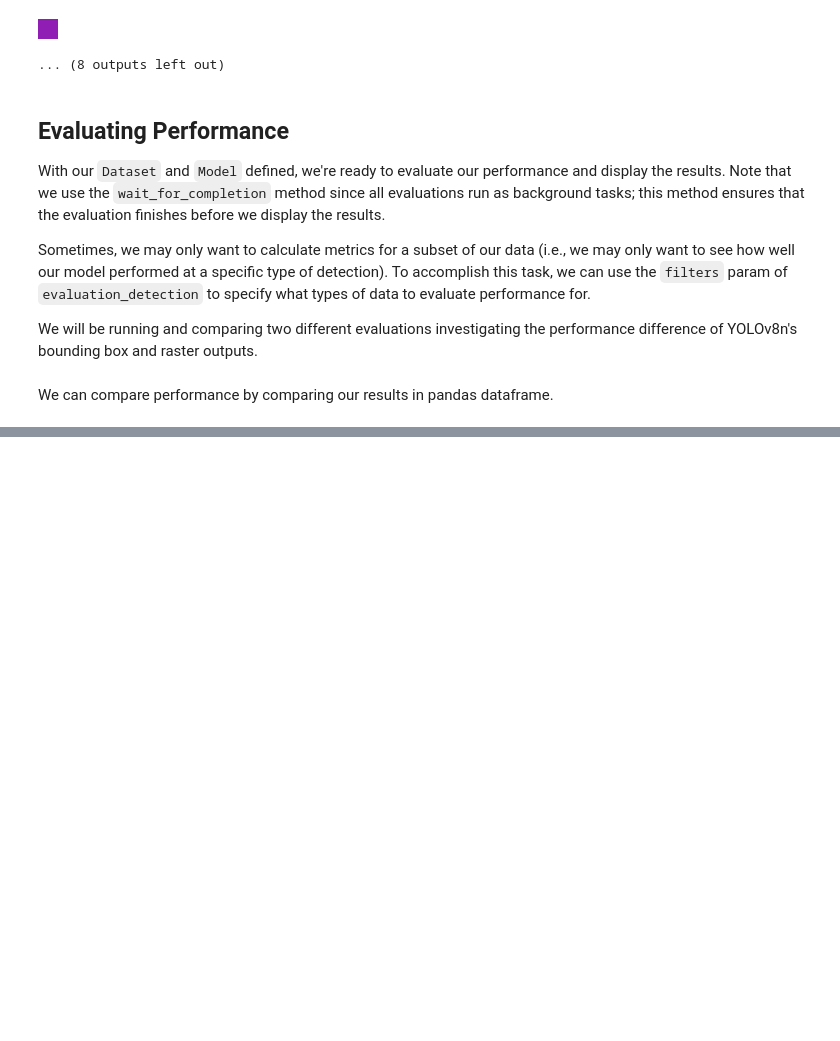
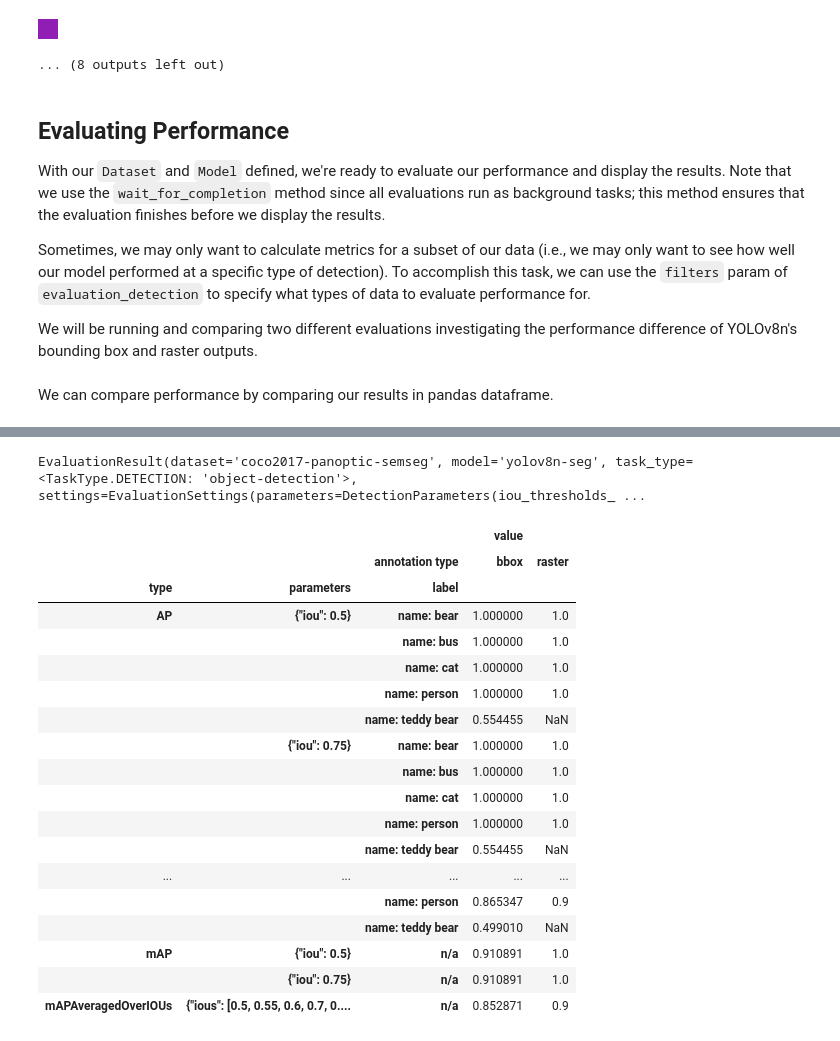
Before and after one commit to Striveworks/valor, a Jupyter notebook: examples/object-detection/coco-yolo.ipynb, the cells around one changed output, grey strips where cells are left out. Drawn from its saved outputs; the diff is of its cells as text; code cells hidden in the pictures; blank space fills up the shorter version.

```diff
--- a/examples/object-detection/coco-yolo.ipynb
+++ b/examples/object-detection/coco-yolo.ipynb
@@ -205,0 +326,37 @@ pd.concat([bdf, rdf], axis=1, names=["bbox", "raster"])
+# %%
+# raster evaluation
+eval_raster_large = velour_model.evaluate_detection(
+    velour_dataset,
+    filters=[
+        Label.key == "name",
+        Annotation.type == AnnotationType.RASTER,
+        Annotation.geometric_area > upper_bound,
+    ]
+)
+eval_raster_large.wait_for_completion()
+# %% [output]
+EvaluationResult(dataset='coco2017-panoptic-semseg', model='yolov8n-seg', task_type=<TaskType.DETECTION: 'object-detection'>, settings=EvaluationSettings(parameters=DetectionParameters(iou_thresholds_ ...
+# %%
+bbox_df = eval_bbox_large.get_result().to_dataframe(("annotation type", "bbox"))
+raster_df = eval_raster_large.get_result().to_dataframe(("annotation type", "raster"))
+pd.concat([bbox_df, raster_df], axis=1, names=["bbox", "raster"])
+# %% [output]
+|  |  |  | value |  |
+|  |  | annotation type | bbox | raster |
+| type | parameters | label |  |  |
+| AP | {"iou": 0.5} | name: bear | 1.000000 | 1.0 |
+|  |  | name: bus | 1.000000 | 1.0 |
+|  |  | name: cat | 1.000000 | 1.0 |
+|  |  | name: person | 1.000000 | 1.0 |
+|  |  | name: teddy bear | 0.554455 | NaN |
+|  | {"iou": 0.75} | name: bear | 1.000000 | 1.0 |
+|  |  | name: bus | 1.000000 | 1.0 |
+|  |  | name: cat | 1.000000 | 1.0 |
+|  |  | name: person | 1.000000 | 1.0 |
+|  |  | name: teddy bear | 0.554455 | NaN |
+| ... | ... | ... | ... | ... |
+|  |  | name: person | 0.865347 | 0.9 |
+|  |  | name: teddy bear | 0.499010 | NaN |
+| mAP | {"iou": 0.5} | n/a | 0.910891 | 1.0 |
+|  | {"iou": 0.75} | n/a | 0.910891 | 1.0 |
+| mAPAveragedOverIOUs | {"ious": [0.5, 0.55, 0.6, 0.7, 0.... | n/a | 0.852871 | 0.9 |
```
Also changed, not shown: parts of 19 cells of this notebook, 1 other file.
